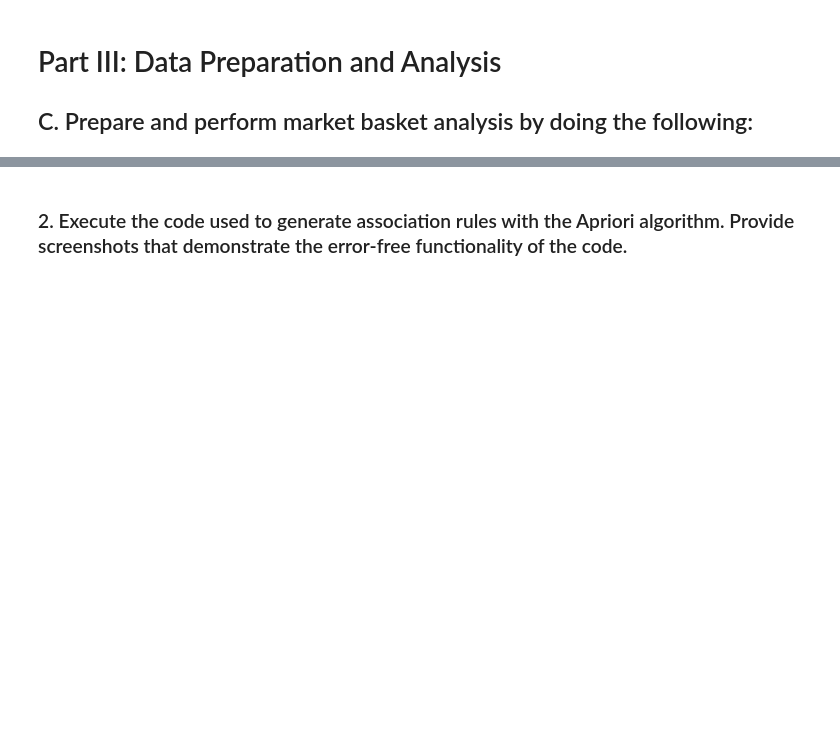
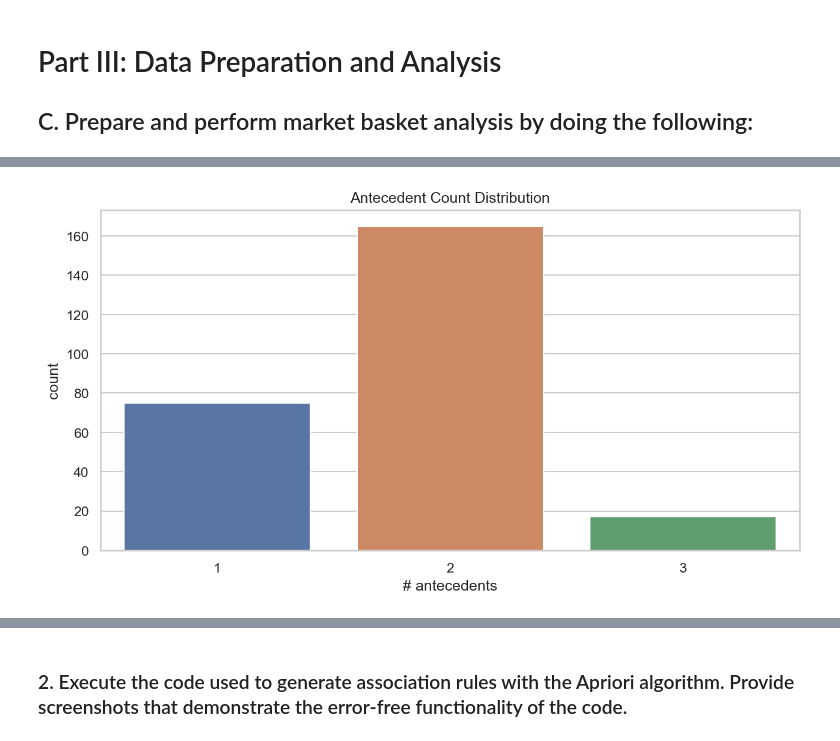
Before and after one commit to chrispaynes/OSDSC-Portfolio, a Jupyter notebook: data_mining_ii_nb/03. ASSOCIATION RULES AND LIFT ANALYSIS/market_basket.ipynb, the cells around one changed output, grey strips where cells are left out. Saved outputs shown, nothing was run; the diff lists cells and outputs as text; code cells hidden in the pictures; blank space fills up the shorter version.

```diff
--- a/data_mining_ii_nb/03. ASSOCIATION RULES AND LIFT ANALYSIS/market_basket.ipynb
+++ b/data_mining_ii_nb/03. ASSOCIATION RULES AND LIFT ANALYSIS/market_basket.ipynb
@@ -694,0 +400,14 @@ One assumption about market basket analysis is that the analysis requires that t
+# %%
+df = original_df.copy()
+
+# trim all strings
+df = df.select_dtypes(['object']).applymap(lambda x: x.strip() if isinstance(x, str) else x)
+
+# Remove rows with all missing values.
+df = df.dropna(axis = 0, how = 'all')
+
+# Remove columns with all missing values.
+df = df.dropna(axis = 1, how = 'all')
+
+# convert row of columns to list of items
+transactions = df.T.apply(lambda x: x.dropna().tolist()).tolist()
@@ -694,0 +439,12 @@ One assumption about market basket analysis is that the analysis requires that t
+# %%
+# Instantiate transaction encoder and one-hot encode itemsets
+onehot = TransactionEncoder().fit_transform(transactions)
+onehot
+
+# Convert one-hot encoded data to DataFrame with 0's and 1's
+onehot_df = pd.DataFrame(onehot, columns = encoder.columns_).replace({True: 1, False: 0})
+
+onehot_df.head()
+
+# cleaned data for analysis should be 7501 rows and 119 columns or items
+onehot_df.shape
@@ -694,0 +469,7 @@ One assumption about market basket analysis is that the analysis requires that t
+# %%
+# Compute frequent itemsets using the Apriori algorithm
+frequent_itemsets = apriori(onehot_df, min_support = 0.01, max_len = None, use_colnames = True).sort_values(by="support", ascending=False)
+
+frequent_itemsets["# antecedents"] = frequent_itemsets["itemsets"].apply(lambda x: len(x))
+# frequent_itemsets = fpgrowth(onehot_df, min_support=0.01, use_colnames=True)
+frequent_itemsets
@@ -694,0 +490,6 @@ One assumption about market basket analysis is that the analysis requires that t
+# %%
+ax = plt.subplots(figsize=(10,5))
+_ = sns.countplot(data=frequent_itemsets, x="# antecedents", ).set(title="Antecedent Count Distribution")
+plt.show()
+# %% [output]
+[figure, added]
```
Also changed, not shown: parts of 28 cells of this notebook.
